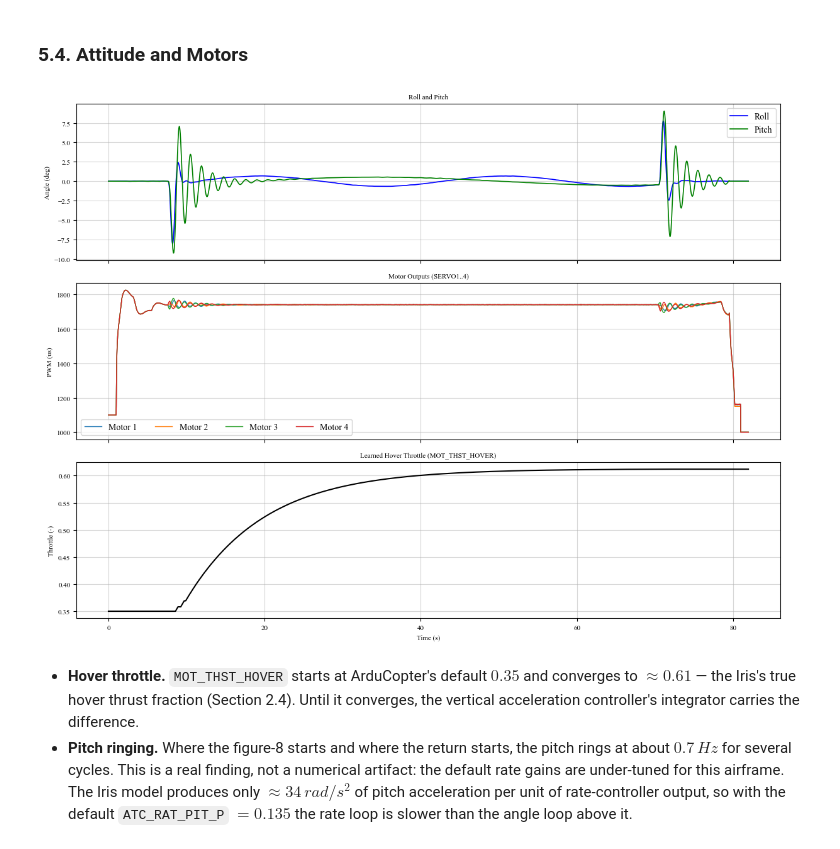
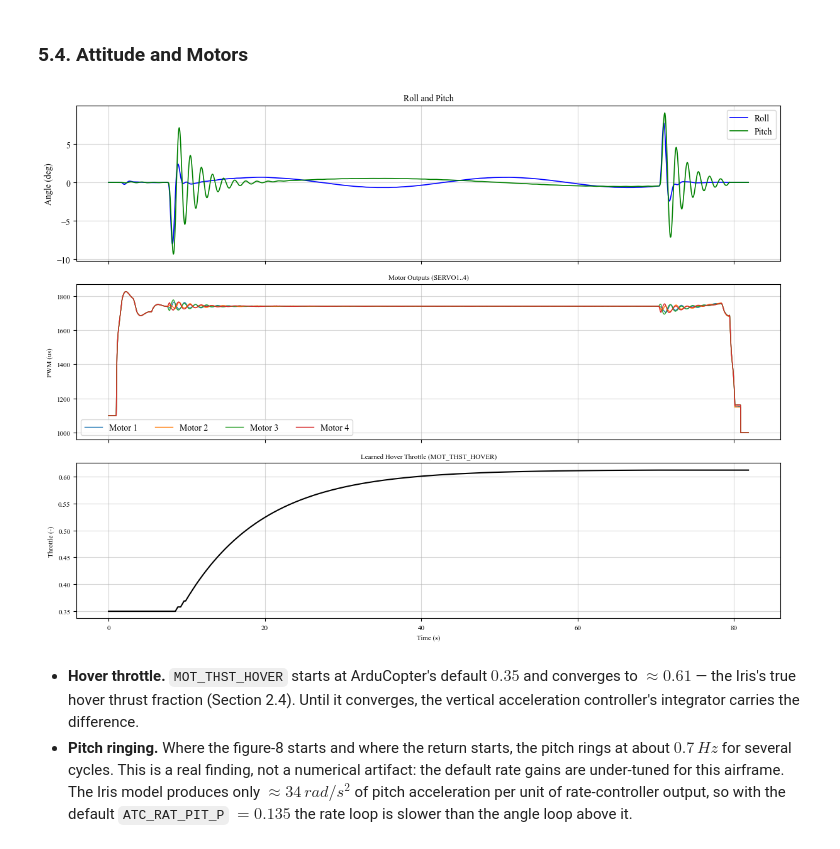
Before and after one commit to c4dynamics/c4dynamics, a Jupyter notebook: docs/source/programs/ardupilot_sim/ardupilot_fig8.ipynb, the cells around one changed output. Cells and saved outputs as stored; diff of their text form; code cells hidden in the pictures.

```diff
--- a/docs/source/programs/ardupilot_sim/ardupilot_fig8.ipynb
+++ b/docs/source/programs/ardupilot_sim/ardupilot_fig8.ipynb
@@ -275,13 +290,13 @@ class QuadPlant(c4d.quatbody):
     """
 
     def __init__(self, params, yaw0=0.0):
-        super().__init__(psi=yaw0)              # NED / FRD state, at rest on the ground
-        for k, v in params.items():             # the vehicle carries its parameters
+        super().__init__(psi=yaw0)  # NED / FRD state, at rest on the ground
+        for k, v in params.items(): # the vehicle carries its parameters
             setattr(self, k, v)
-        self.omega = np.zeros(4)                # rotor speeds [rad/s]
-        self.specific_force = np.array([0.0, 0.0, -self.g])   # what the accelerometer feels
+        self.omega = np.zeros(4)    # rotor speeds [rad/s]
+        self.specific_force = np.array([0.0, 0.0, -self.g])  # what the accelerometer feels
 
-    # -- motors ------------------------------------------------------------
+    '''motors'''
     def motors(self, pwm, dt):
         u = (np.asarray(pwm) - 1000.0) / 1000.0
         e = np.clip((u - self.spin_min) / (self.spin_max - self.spin_min), 0.0, 1.0)
@@ -290,7 +305,7 @@ class QuadPlant(c4d.quatbody):
         tau = np.where(omega_cmd > self.omega, self.tau_up, self.tau_down)
         self.omega = omega_cmd + (self.omega - omega_cmd) * np.exp(-dt / tau)
 
-    # -- rigid body --------------------------------------------------------
+    '''rigid body'''
     def step(self, pwm, dt):
         self.motors(pwm, dt)
         F_b, _ = c4d.eqm.quadforces(self.X, self, self.omega, 'NED')
@@ -298,9 +313,9 @@ class QuadPlant(c4d.quatbody):
 
         sol = solve_ivp(c4d.eqm.quadeqm, [0.0, dt], self.X, args=(self, self.omega, 'NED'))
         self.X = sol.y[:, -1]
-        self.quat = self.quat                   # keep the quaternion a unit quaternion
+        self.quat = self.quat # keep the quaternion a unit quaternion
 
-        if self.z >= 0 and self.vz >= 0:        # on the ground: level and at rest
+        if self.z >= 0 and self.vz >= 0: # on the ground: level and at rest
             psi = self.psi
             self.z = self.vx = self.vy = self.vz = 0.0
             self.p = self.q = self.r = 0.0
@@ -438,11 +466,13 @@ Every $2.5\,ms$ tick, three things happen in order: the **companion** (every $8^
 # %%
-def run(ardupilot_params, trajectory, t_max=120.0, setpoint_rate=50.0, log_rate=50.0, seed=0, verbose=True):
+def run(ardupilot_params, trajectory, wind=None, t_max=120.0, setpoint_rate=50.0, log_rate=50.0, seed=0, verbose=True):
 
     np.random.seed(seed)
     tr = trajectory
 
     copter = ardupilot.ArduCopter(ardupilot_params)
     plant  = QuadPlant(iris, yaw0=yaw_enu2ned(tr['yaw']))
+    if wind is not None:
+        plant.wind = np.asarray(wind, float)                     # [m/s] NED, constant
     dt     = copter.dt                                           # 1 / SCHED_LOOP_RATE
     board  = pixhawk.Pixhawk(dt=dt, **sensors)                   # flight-controller board and its sensors
     sp_every  = int(round(copter.loop_rate_hz / setpoint_rate))
@@ -463,7 +493,7 @@ def run(ardupilot_params, trajectory, t_max=120.0, setpoint_rate=50.0, log_rate=
     for k in range(int(t_max / dt)):
         t = k * dt
 
-        # ── companion computer ────────────────────────────────────────
+        '''companion computer'''
         if k % sp_every == 0:
 
             if phase == 'preflight' and t >= 1.0:
@@ -509,10 +539,10 @@ def run(ardupilot_params, trajectory, t_max=120.0, setpoint_rate=50.0, log_rate=
                 if verbose:
                     print(f't = {t:6.2f} s  ->  {phase}')
 
-        # ── flight controller ─────────────────────────────────────────
+        '''flight controller'''
         pwm = copter.update(t, *board.read(plant))
 
-        # ── log ───────────────────────────────────────────────────────
+        '''log'''
         if k % log_every == 0:
             plant.pwm1, plant.pwm2, plant.pwm3, plant.pwm4 = pwm
             plant.hover = copter.motors.get_throttle_hover()
@@ -521,7 +551,7 @@ def run(ardupilot_params, trajectory, t_max=120.0, setpoint_rate=50.0, log_rate=
             ref.X = p_ref
             ref.store(t)
 
-        # ── vehicle ───────────────────────────────────────────────────
+        '''vehicle'''
         plant.step(pwm, dt)
 
     return plant, ref, events, copter
@@ -569,7 +607,7 @@ fig, ax = plt.subplots(3, 1, figsize=(12, 9), sharex=True)
 for i, name in enumerate(['East', 'North', 'Up']):
     ax[i].plot(t, pr[i], 'r--', lw=1.5, label='Reference')
     ax[i].plot(t, pos[i], 'b', lw=1.5, label='Actual')
-    c4d.plotdefaults(ax[i], name, '', f'{name} (m)')
+    c4d.plotdefaults(ax[i], name, '', f'{name} (m)', fontsize = 10)
     ax[i].legend(loc='upper right')
 ax[2].set_xlabel('Time (s)')
 for a in ax:
@@ -616,22 +654,22 @@ ArduCopter tracks the figure-8 to a few centimetres. Two things make this possib
 # %%
 fig, ax = plt.subplots(3, 1, figsize=(12, 9), sharex=True)
 
 ax[0].plot(t, body.data('phi', c4d.r2d)[1], 'b', lw=1.2, label='Roll')
 ax[0].plot(t, body.data('theta', c4d.r2d)[1], 'g', lw=1.2, label='Pitch')
-c4d.plotdefaults(ax[0], 'Roll and Pitch', '', 'Angle (deg)')
+c4d.plotdefaults(ax[0], 'Roll and Pitch', '', 'Angle (deg)', fontsize = 10)
 ax[0].legend()
 
 for i in range(1, 5):
     ax[1].plot(*body.data(f'pwm{i}'), lw=1.0, label=f'Motor {i}')
-c4d.plotdefaults(ax[1], 'Motor Outputs (SERVO1..4)', '', 'PWM (us)')
+c4d.plotdefaults(ax[1], 'Motor Outputs (SERVO1..4)', '', 'PWM (us)', fontsize = 10)
 ax[1].legend(ncol=4)
 
 ax[2].plot(*body.data('hover'), 'k', lw=1.5)
-c4d.plotdefaults(ax[2], 'Learned Hover Throttle (MOT_THST_HOVER)', 'Time (s)', 'Throttle (-)')
+c4d.plotdefaults(ax[2], 'Learned Hover Throttle (MOT_THST_HOVER)', 'Time (s)', 'Throttle (-)', fontsize = 10)
 plt.tight_layout()
 plt.show()
 # %% [output]
-[figure, old version]
+[figure, new version]
 # %% [markdown]
 - **Hover throttle.** `MOT_THST_HOVER` starts at ArduCopter's default $0.35$ and converges to $\approx 0.61$ — the Iris's true hover thrust fraction (Section 2.4). Until it converges, the vertical acceleration controller's integrator carries the difference.
 - **Pitch ringing.** Where the figure-8 starts and where the return starts, the pitch rings at about $0.7\,Hz$ for several cycles. This is a real finding, not a numerical artifact: the default rate gains are under-tuned for this airframe. The Iris model produces only $\approx 34\,rad/s^2$ of pitch acceleration per unit of rate-controller output, so with the default `ATC_RAT_PIT_P` $= 0.135$ the rate loop is slower than the angle loop above it.
```
Also changed, not shown: parts of 23 cells of this notebook, 10 other files.
